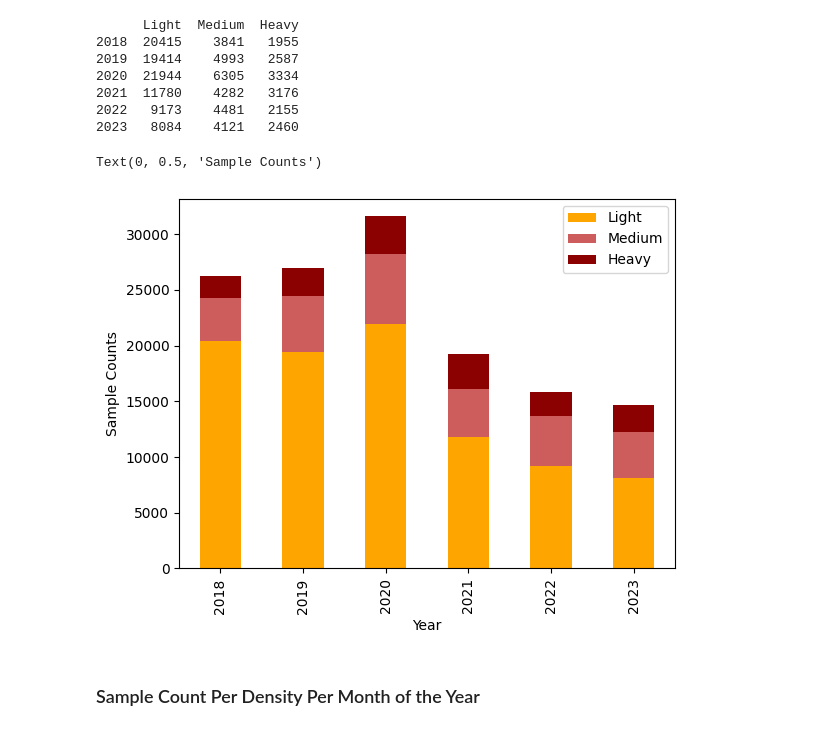
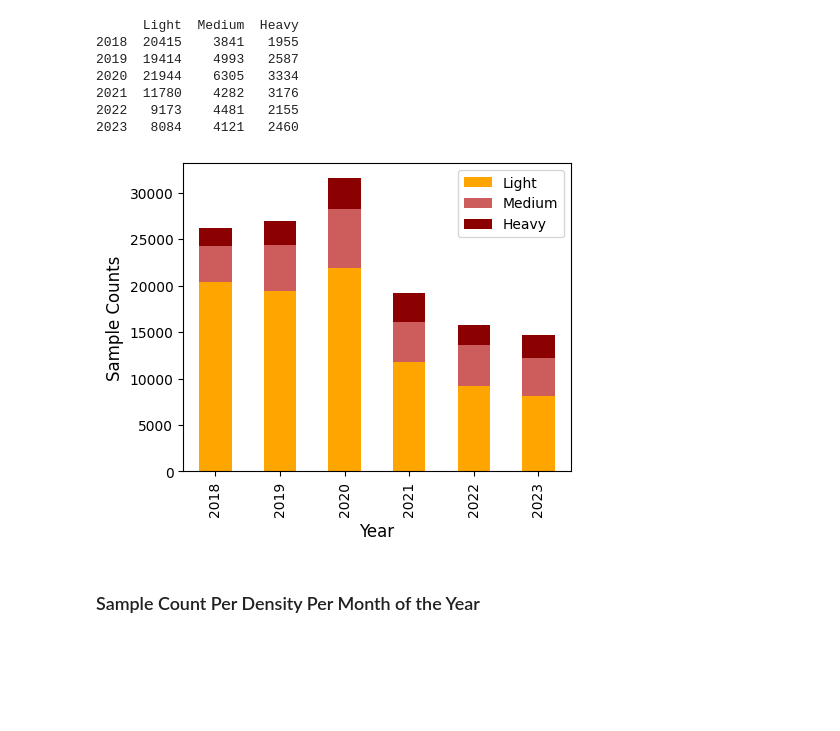
Before and after one commit to reykoki/SmokeViz, a Jupyter notebook: stats/Statistics.ipynb, the cells around one changed output. Saved outputs shown, nothing was run; the diff lists cells and outputs as text; code cells hidden in the pictures; blank space fills up the shorter version.

Commit message:
stats figures

```diff
--- a/stats/Statistics.ipynb
+++ b/stats/Statistics.ipynb
@@ -30,12 +30,12 @@ print(sample_counts)
 2022   9173    4481   2155
 2023   8084    4121   2460
 # %%
-sample_counts.plot(kind='bar', stacked=True, color=['orange', 'indianred', 'darkred'])
-plt.xlabel('Year')
-plt.ylabel('Sample Counts')
+sample_counts.plot(figsize=(5,4),kind='bar', stacked=True, color=['orange', 'indianred', 'darkred'])
+plt.xlabel('Year', fontsize=12)
+plt.ylabel('Sample Counts', fontsize=12)
+plt.savefig('figures/sample_count_per_yr.png', dpi=300)
 # %% [output]
-Text(0, 0.5, 'Sample Counts')
-[figure, old version]
+[figure, new version]
 # %% [markdown]
 ### Sample Count Per Density Per Month of the Year
 # %%
```
Also changed, not shown: parts of 5 cells of this notebook, 6 other files.
